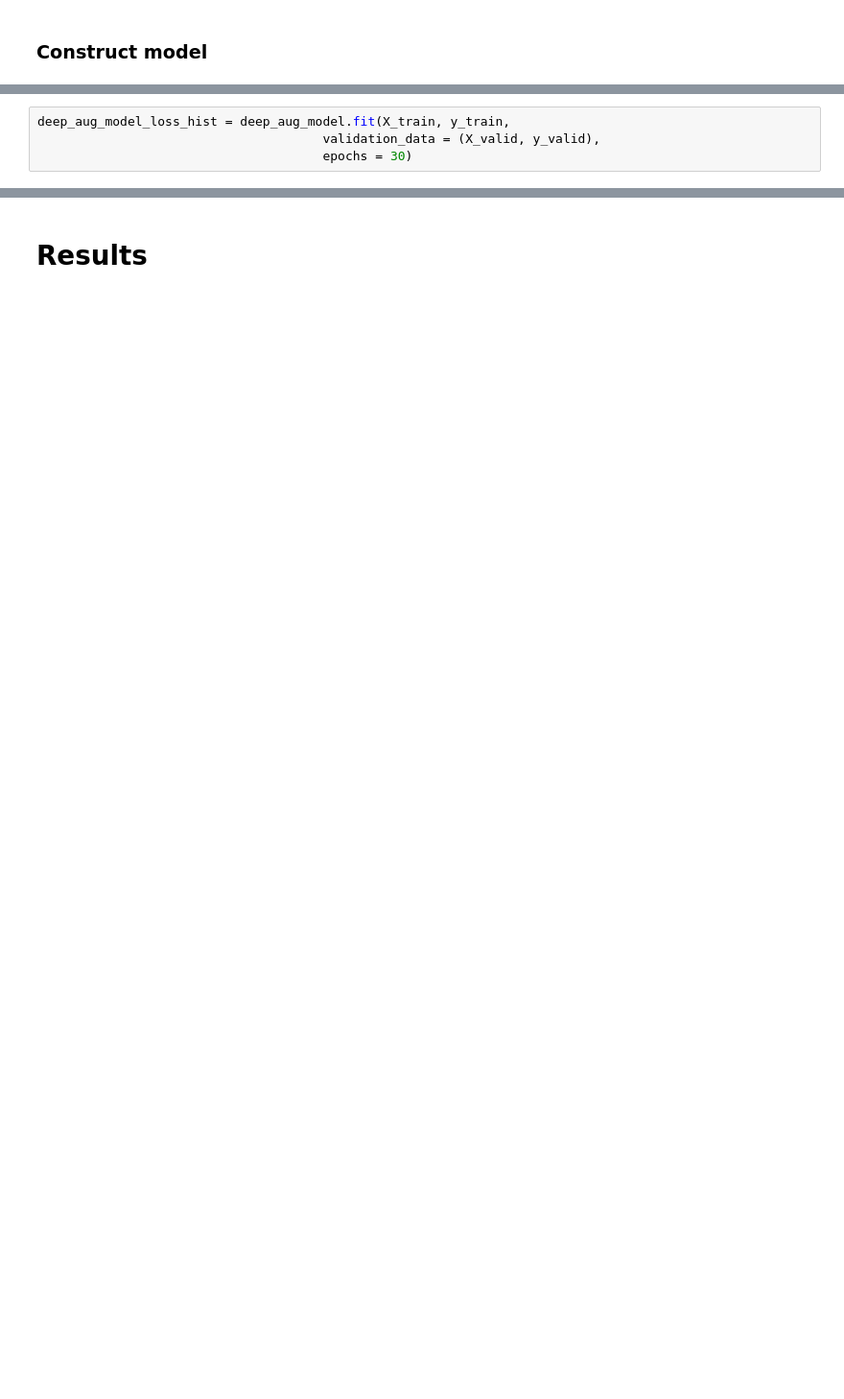
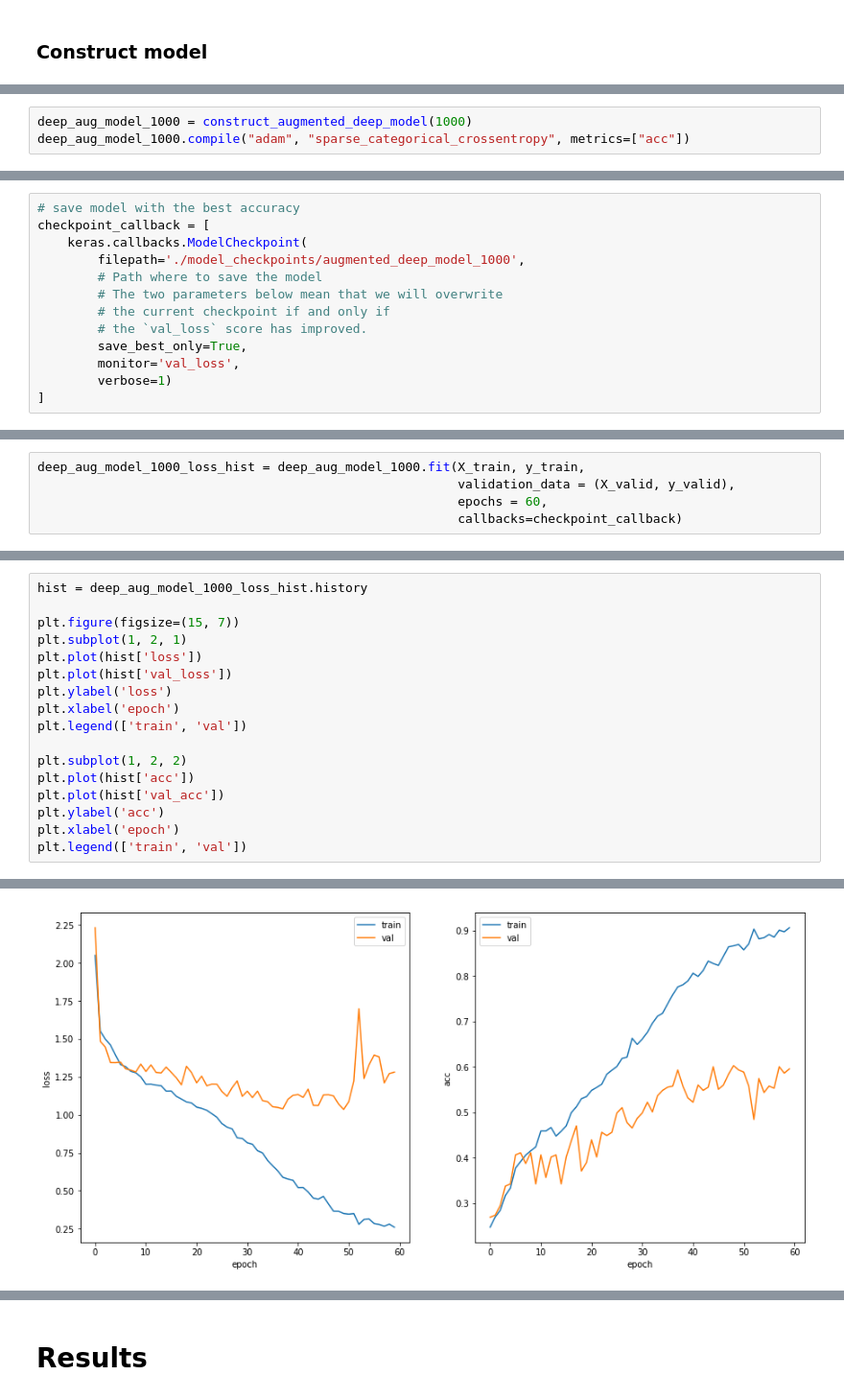
Before and after one commit to SlavaInder/C247_EEG_Recognition_Using_RNN, a Jupyter notebook: files/Deep CNN.ipynb, the cells around one changed output, grey strips where cells are left out. Shown at 96% size. Saved outputs shown, nothing was run; the diff lists cells and outputs as text; blank space fills up the shorter version.

```diff
--- a/files/Deep CNN.ipynb
+++ b/files/Deep CNN.ipynb
@@ -404 +318,4 @@ deep_aug_model.compile("adam", "sparse_categorical_crossentropy", metrics=["acc"
+# %%
+deep_aug_model_1000 = construct_augmented_deep_model(1000)
+deep_aug_model_1000.compile("adam", "sparse_categorical_crossentropy", metrics=["acc"])
 # %%
@@ -423,0 +343,13 @@ _________________________________________________________________
+# %%
+# save model with the best accuracy
+checkpoint_callback = [
+    keras.callbacks.ModelCheckpoint(
+        filepath='./model_checkpoints/augmented_deep_model_1000',
+        # Path where to save the model
+        # The two parameters below mean that we will overwrite
+        # the current checkpoint if and only if
+        # the `val_loss` score has improved.
+        save_best_only=True,
+        monitor='val_loss',
+        verbose=1)
+]
@@ -424,6 +358,7 @@ _________________________________________________________________
 # %%
-deep_aug_model_loss_hist = deep_aug_model.fit(X_train, y_train,
-                                      validation_data = (X_valid, y_valid),
-                                      epochs = 30)
+deep_aug_model_1000_loss_hist = deep_aug_model_1000.fit(X_train, y_train,
+                                                        validation_data = (X_valid, y_valid),
+                                                        epochs = 60,
+                                                        callbacks=checkpoint_callback)
 # %% [output]
 Train on 1692 samples, validate on 423 samples
@@ -445,0 +381,18 @@ Epoch 10/10
+# %%
+hist = deep_aug_model_1000_loss_hist.history
+
+plt.figure(figsize=(15, 7))
+plt.subplot(1, 2, 1)
+plt.plot(hist['loss'])
+plt.plot(hist['val_loss'])
+plt.ylabel('loss')
+plt.xlabel('epoch')
+plt.legend(['train', 'val'])
+
+plt.subplot(1, 2, 2)
+plt.plot(hist['acc'])
+plt.plot(hist['val_acc'])
+plt.ylabel('acc')
+plt.xlabel('epoch')
+plt.legend(['train', 'val'])
+# %% [output]
@@ -445,0 +400 @@ Epoch 10/10
+[figure, added]
```
Also changed, not shown: parts of 46 cells of this notebook, 21 other files.
